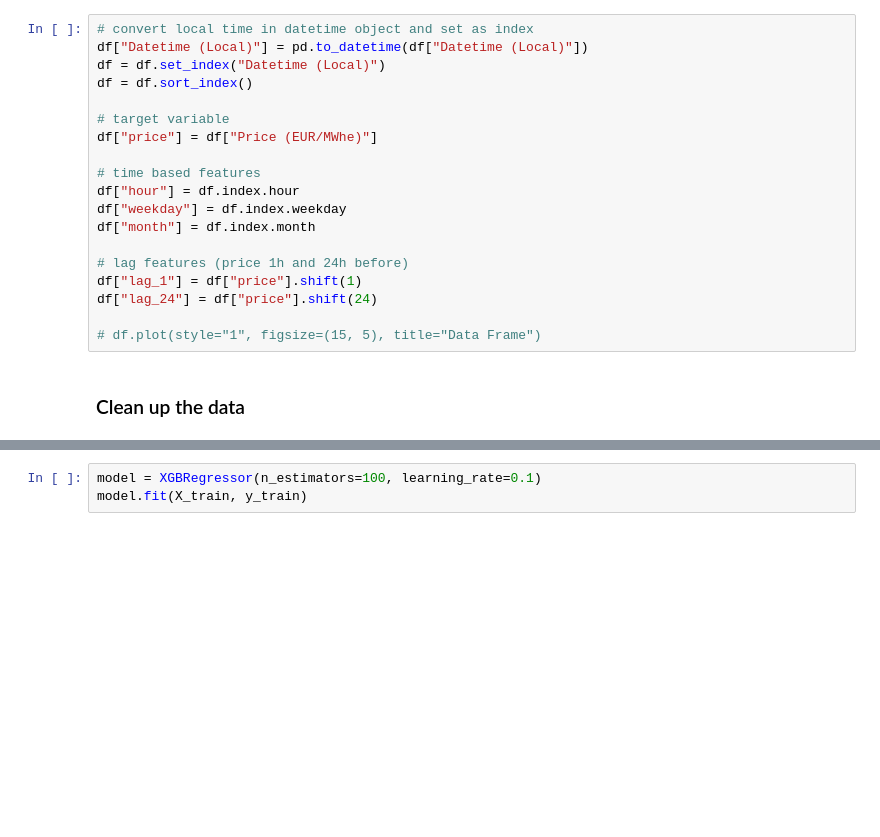
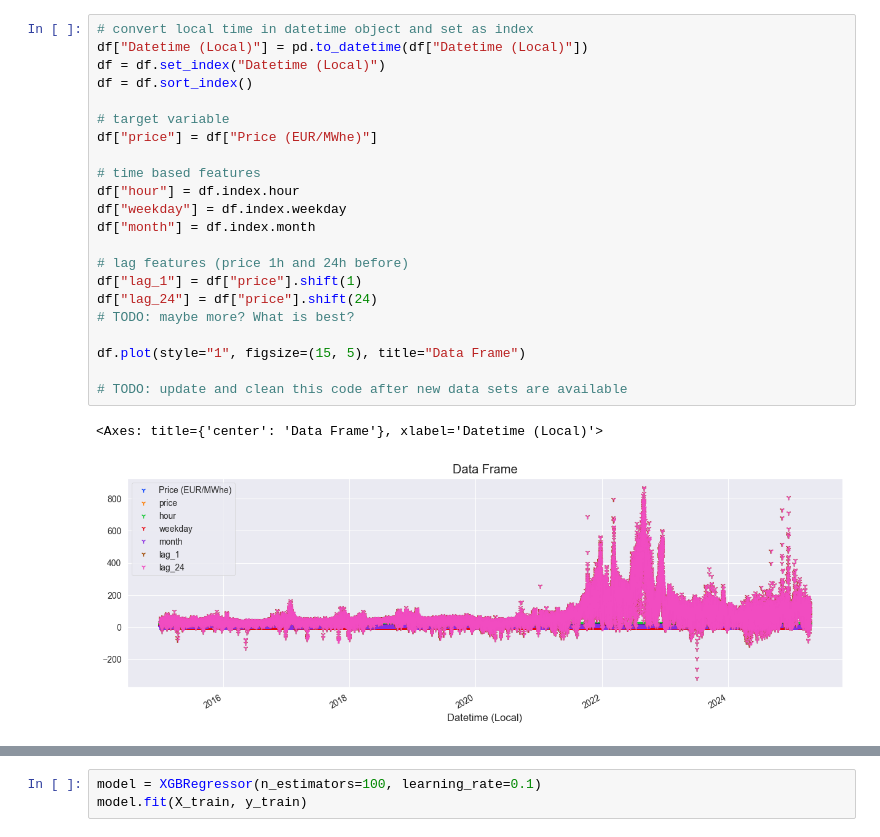
Before and after one commit to DanielHka25/electricity-price-prediction, a Jupyter notebook: notebooks/price_prediction.ipynb, the cells around one changed output, grey strips where cells are left out. Saved outputs shown, nothing was run; the diff lists cells and outputs as text; blank space fills up the shorter version.

```diff
--- a/notebooks/price_prediction.ipynb
+++ b/notebooks/price_prediction.ipynb
@@ -27,21 +78,25 @@ df = pd.read_csv("../data/germany_epex_spot.csv")
 # %%
 # convert local time in datetime object and set as index
 df["Datetime (Local)"] = pd.to_datetime(df["Datetime (Local)"])
 df = df.set_index("Datetime (Local)")
 df = df.sort_index()
 
 # target variable
 df["price"] = df["Price (EUR/MWhe)"]
 
 # time based features
 df["hour"] = df.index.hour
 df["weekday"] = df.index.weekday
 df["month"] = df.index.month
 
 # lag features (price 1h and 24h before)
 df["lag_1"] = df["price"].shift(1)
 df["lag_24"] = df["price"].shift(24)
+# TODO: maybe more? What is best?
 
-# df.plot(style="1", figsize=(15, 5), title="Data Frame")
+df.plot(style="1", figsize=(15, 5), title="Data Frame")
+
+# TODO: update and clean this code after new data sets are available
+# %% [output]
+<Axes: title={'center': 'Data Frame'}, xlabel='Datetime (Local)'>
+[figure, added]
-# %% [markdown]
-### Clean up the data
```
Also changed, not shown: parts of 32 cells of this notebook, 2 other files.
